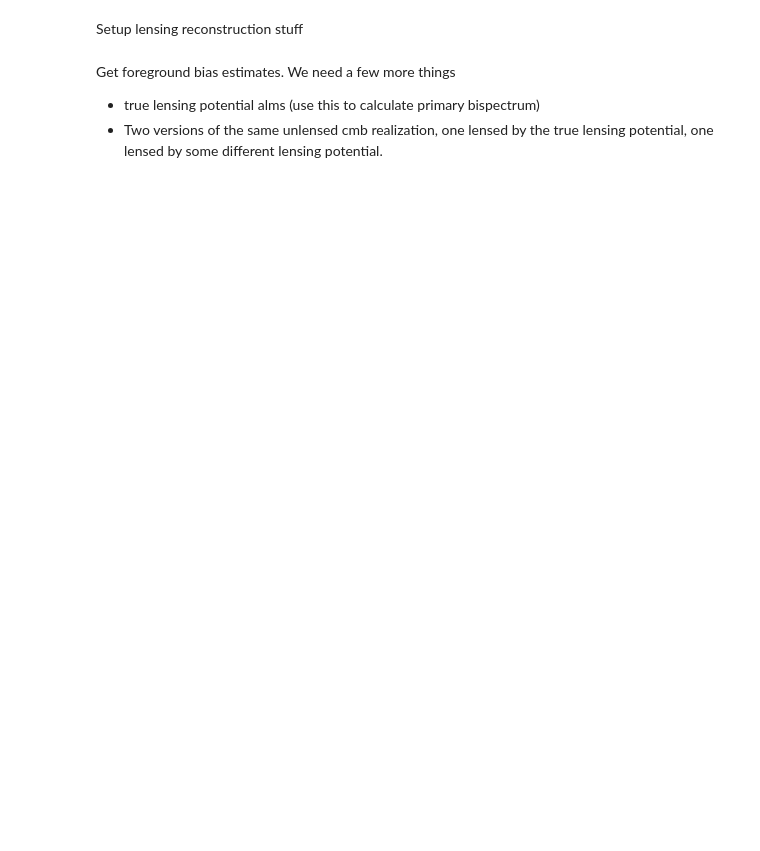
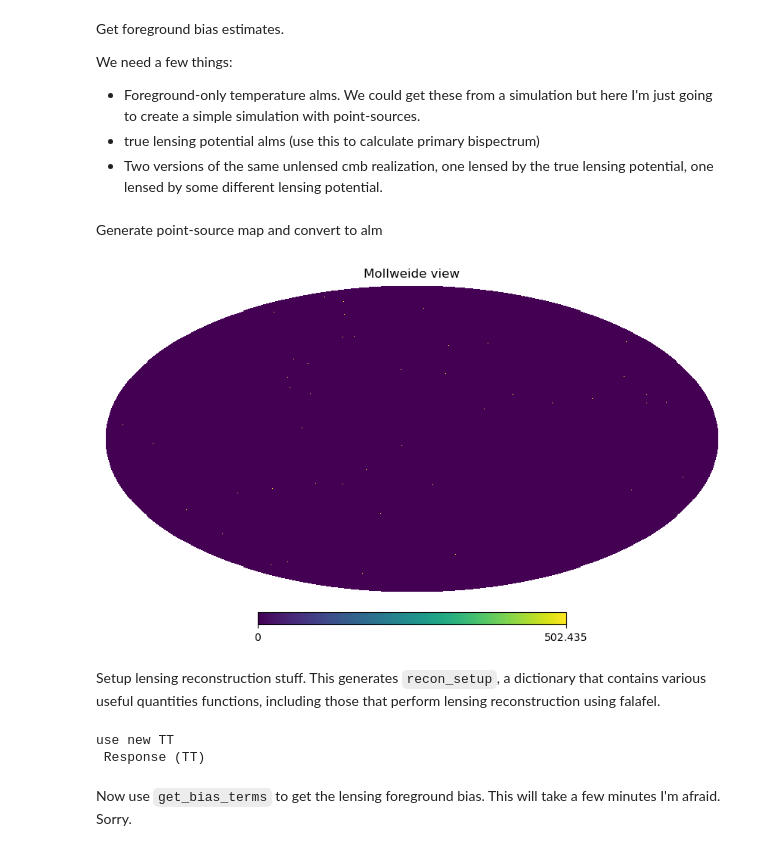
Before and after one commit to simonsobs/fgbias, a Jupyter notebook: examples/example1.ipynb, the cells around one changed output. Drawn from its saved outputs; the diff is of its cells as text; code cells hidden in the pictures; blank space fills up the shorter version.

```diff
--- a/examples/example1.ipynb
+++ b/examples/example1.ipynb
@@ -33,2 +29,0 @@ cl_fg = get_cl_smooth(fg_alm)
-# %% [markdown]
-Setup lensing reconstruction stuff
@@ -41,6 +30,39 @@ setup = setup_AAAA_recon(px, lmin, lmax, mlmax,
 # %% [markdown]
 Get foreground bias estimates.
-We need a few more things
+
+We need a few things:
+- Foreground-only temperature alms. We could get these from a simulation but here
+I'm just going to create a simple simulation with point-sources.
 - true lensing potential alms (use this to calculate primary bispectrum)
 - Two versions of the same unlensed cmb realization, one lensed by the true lensing potential,
 one lensed by some different lensing potential.
+# %% [markdown]
+Generate point-source map and convert to alm
+# %%
+nside=2048
+nsource=10000
+flux=50. #mJY
+
+#assing to random pixels
+npix = hp.nside2npix(nside)
+flux_density_map = np.zeros(hp.nside2npix(nside))
+pixel_area = hp.nside2pixarea(nside)
+source_pix = np.random.choice(np.arange(npix),size=nsource)
+np.add.at(flux_density_map, source_pix, flux/pixel_area)
+#flux_density_map is in mJY per sr
+#convert to CMB temp units
+def flux_density_to_temp(freq):
+    #get factor for converting delta flux density in MJy/sr
+    #to delta T in CMB units. freq in GHz
+    freq = float(freq)
+    x = freq / 56.8
+    return (1.05e3 * (np.exp(x)-1)**2 *
+            np.exp(-x) * (freq / 100)**-4)
+
+source_temp_map = (flux_density_map / 1.e9) * flux_density_to_temp(150.)
+# %%
+%matplotlib inline
+
+hp.mollview(source_temp_map)
+# %% [output]
+[figure, added]
@@ -61 +85,15 @@ cmbp_alm = futils.change_alm_lmax(
+# %% [markdown]
+Setup lensing reconstruction stuff. This generates `recon_setup`, a dictionary that contains various useful quantities functions,
+including those that perform lensing reconstruction using falafel.
+# %%
+px = qe.pixelization(nside=2048) #the pixelisation to use for the real-space quadratic estimator (shouldn't affect the result).
+recon_setup = setup_AAAA_recon(px, lmin, lmax, mlmax,
+                tcls,
+                do_psh=True, do_prh=False,
+                profile=None)
+# %% [output]
+use new TT
+ Response (TT)
+# %% [markdown]
+Now use `get_bias_terms` to get the lensing foreground bias. This will take a few minutes I'm afraid. Sorry.
 # %%
```
Also changed, not shown: parts of 25 cells of this notebook, 4 other files.
